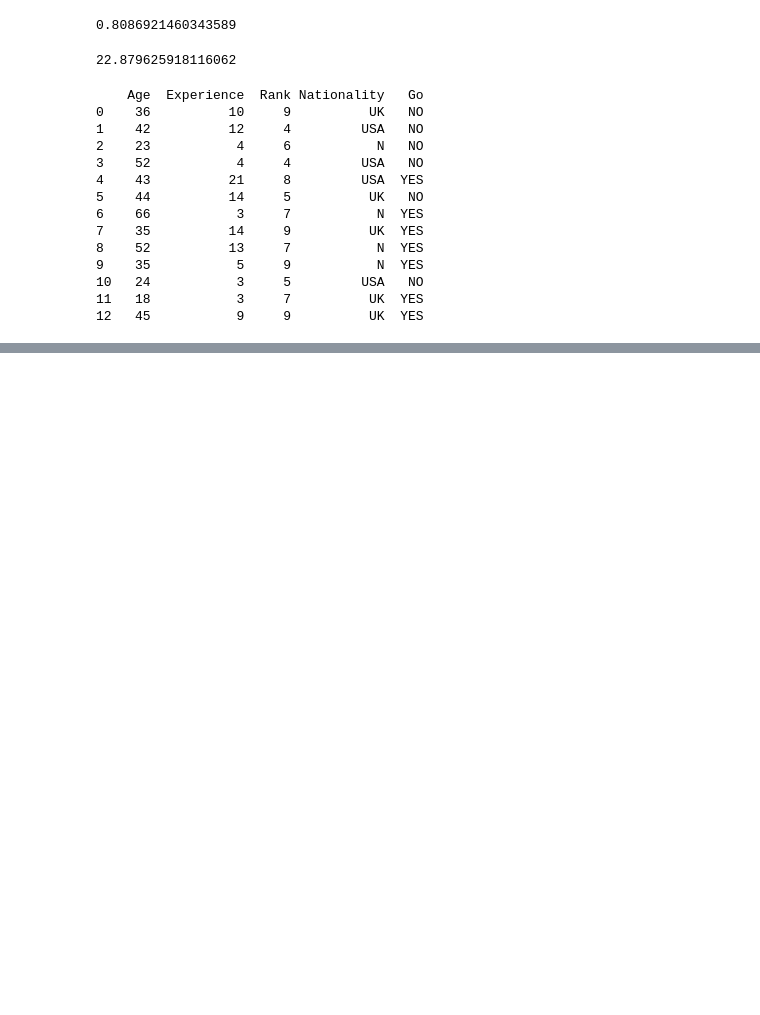
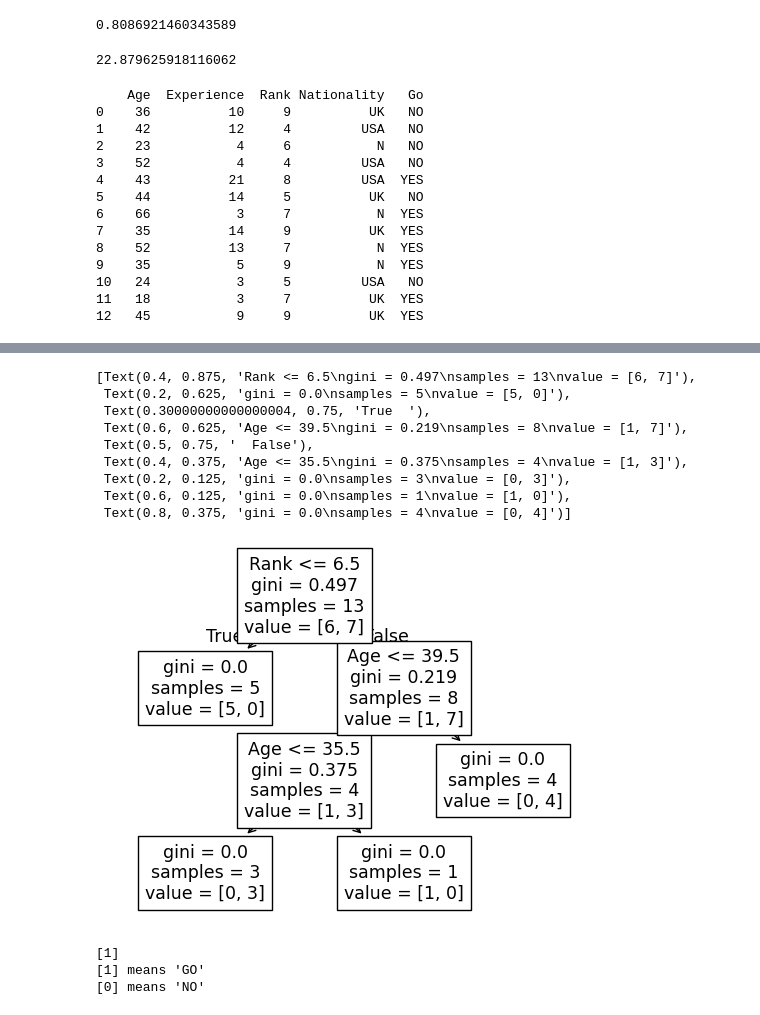
Before and after one commit to kofi-teddy/fluent-python, a Jupyter notebook: ml-notes.ipynb, the cells around one changed output, grey strips where cells are left out. Saved outputs shown, nothing was run; the diff lists cells and outputs as text; code cells hidden in the pictures; blank space fills up the shorter version.

```diff
--- a/ml-notes.ipynb
+++ b/ml-notes.ipynb
@@ -484,3 +484,12 @@ print(df)
 10   24           3     5         USA   NO
 11   18           3     7          UK  YES
 12   45           9     9          UK  YES
+# %%
+# Change string values into numerical values:
+
+d = {'UK': 0, 'USA': 1, 'N': 2}
+df['Nationality'] = df['Nationality'].map(d)
+d = {'YES': 1, 'NO': 0}
+df['Go'] = df['Go'].map(d)
+
+print(df)
@@ -486,0 +511,14 @@ print(df)
+# %%
+# Then we have to separate the feature columns
+# from the target column.
+# The feature columns are the columns that we try
+# to predict from, and the target column is the
+# column with the values we try to predict.
+
+features = ['Age', 'Experience', 'Rank', 'Nationality']
+
+X = df[features]
+y = df['Go']
+
+print(X)
+print(y)
@@ -486,0 +543,21 @@ print(df)
+# %%
+# Create and display a Decision Tree:
+from sklearn.tree import DecisionTreeClassifier, plot_tree
+from sklearn import tree
+
+
+dtree = DecisionTreeClassifier()
+dtree = dtree.fit(X, y)
+
+plot_tree(dtree, feature_names=features)
+# %% [output]
+[Text(0.4, 0.875, 'Rank <= 6.5\ngini = 0.497\nsamples = 13\nvalue = [6, 7]'),
+ Text(0.2, 0.625, 'gini = 0.0\nsamples = 5\nvalue = [5, 0]'),
+ Text(0.30000000000000004, 0.75, 'True  '),
+ Text(0.6, 0.625, 'Age <= 39.5\ngini = 0.219\nsamples = 8\nvalue = [1, 7]'),
+ Text(0.5, 0.75, '  False'),
+ Text(0.4, 0.375, 'Age <= 35.5\ngini = 0.375\nsamples = 4\nvalue = [1, 3]'),
+ Text(0.2, 0.125, 'gini = 0.0\nsamples = 3\nvalue = [0, 3]'),
+ Text(0.6, 0.125, 'gini = 0.0\nsamples = 1\nvalue = [1, 0]'),
+ Text(0.8, 0.375, 'gini = 0.0\nsamples = 4\nvalue = [0, 4]')]
+[figure, added]
@@ -486,0 +589,28 @@ print(df)
+# %%
+# use the Decision Tree to predict new values
+import pandas
+from sklearn import tree
+from sklearn.tree import DecisionTreeClassifier
+
+df = pandas.read_csv("data/comedy-show.csv")
+
+d = {'UK': 0, 'USA': 1, 'N': 2}
+df['Nationality'] = df['Nationality'].map(d)
+d = {'YES': 1, 'NO': 0}
+df['Go'] = df['Go'].map(d)
+
+features = ['Age', 'Experience', 'Rank', 'Nationality']
+X = df[features]
+y = df['Go']
+
+dtree = DecisionTreeClassifier()
+dtree = dtree.fit(X, y)
+
+print(dtree.predict([[40, 10, 7, 1]]))
+
+print("[1] means 'GO'")
+print("[0] means 'NO'")
+# %% [output]
+[1]
+[1] means 'GO'
+[0] means 'NO'
```
Also changed, not shown: parts of 13 cells of this notebook, 1 other file.
